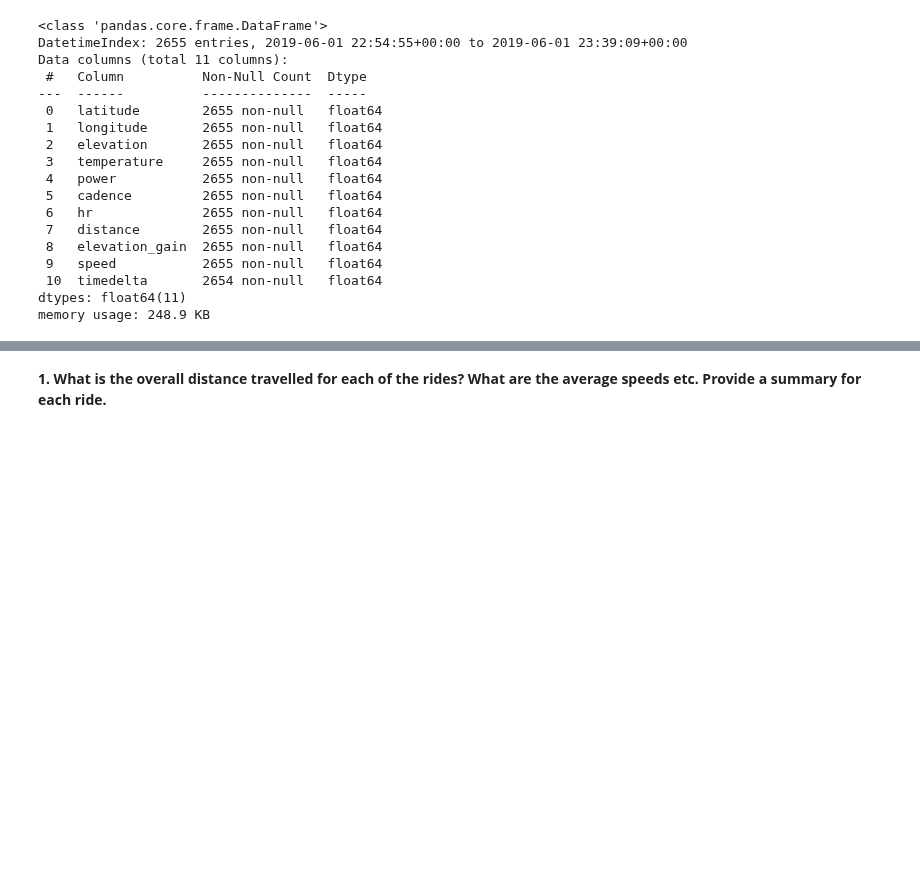
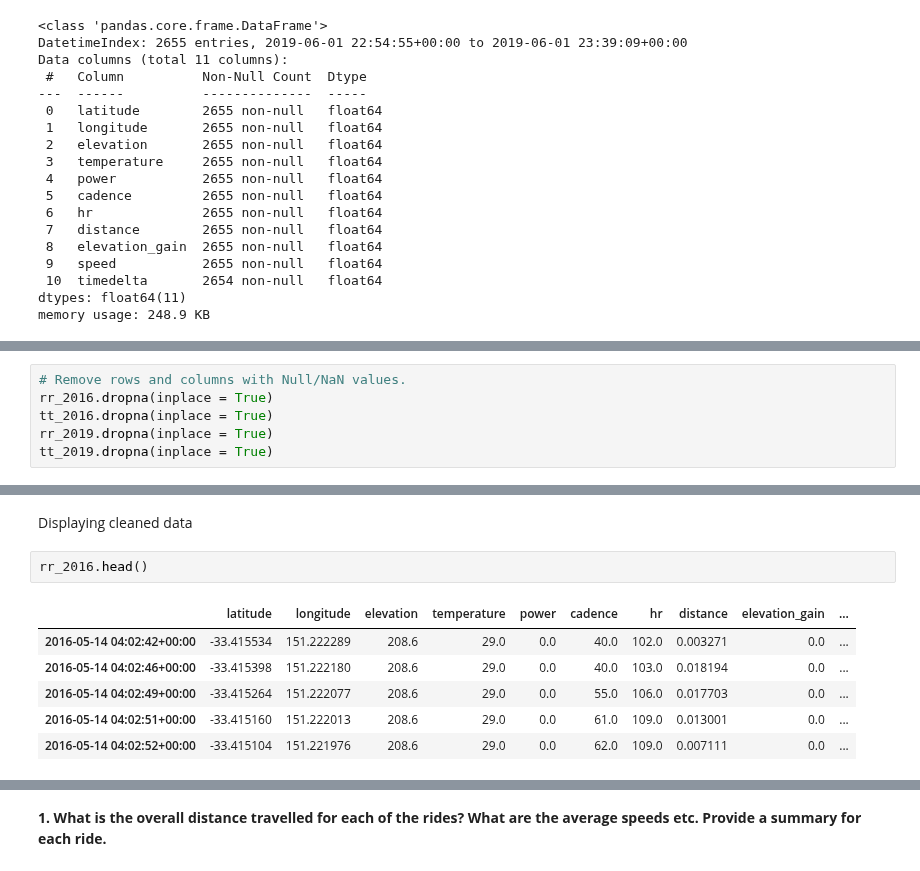
Before and after one commit to MQCOMP2200-S2-2021/data-science-portfolio-avagardiner, a Jupyter notebook: Portfolio 1.ipynb, the cells around one changed output, grey strips where cells are left out. Saved outputs shown, nothing was run; the diff lists cells and outputs as text; blank space fills up the shorter version.

```diff
--- a/Portfolio 1.ipynb
+++ b/Portfolio 1.ipynb
@@ -270,0 +272,6 @@ Since we have validated the data for missing values and determined that there is
+# %%
+# Remove rows and columns with Null/NaN values.
+rr_2016.dropna(inplace = True)
+tt_2016.dropna(inplace = True)
+rr_2019.dropna(inplace = True)
+tt_2019.dropna(inplace = True)
@@ -270,0 +366,11 @@ Since we have validated the data for missing values and determined that there is
+# %% [markdown]
+Displaying cleaned data
+# %%
+rr_2016.head()
+# %% [output]
+|  | latitude | longitude | elevation | temperature | power | cadence | hr | distance | elevation_gain | ... |
+| 2016-05-14 04:02:42+00:00 | -33.415534 | 151.222289 | 208.6 | 29.0 | 0.0 | 40.0 | 102.0 | 0.003271 | 0.0 | ... |
+| 2016-05-14 04:02:46+00:00 | -33.415398 | 151.222180 | 208.6 | 29.0 | 0.0 | 40.0 | 103.0 | 0.018194 | 0.0 | ... |
+| 2016-05-14 04:02:49+00:00 | -33.415264 | 151.222077 | 208.6 | 29.0 | 0.0 | 55.0 | 106.0 | 0.017703 | 0.0 | ... |
+| 2016-05-14 04:02:51+00:00 | -33.415160 | 151.222013 | 208.6 | 29.0 | 0.0 | 61.0 | 109.0 | 0.013001 | 0.0 | ... |
+| 2016-05-14 04:02:52+00:00 | -33.415104 | 151.221976 | 208.6 | 29.0 | 0.0 | 62.0 | 109.0 | 0.007111 | 0.0 | ... |
```
Also changed, not shown: parts of 49 cells of this notebook, 2 other files.
